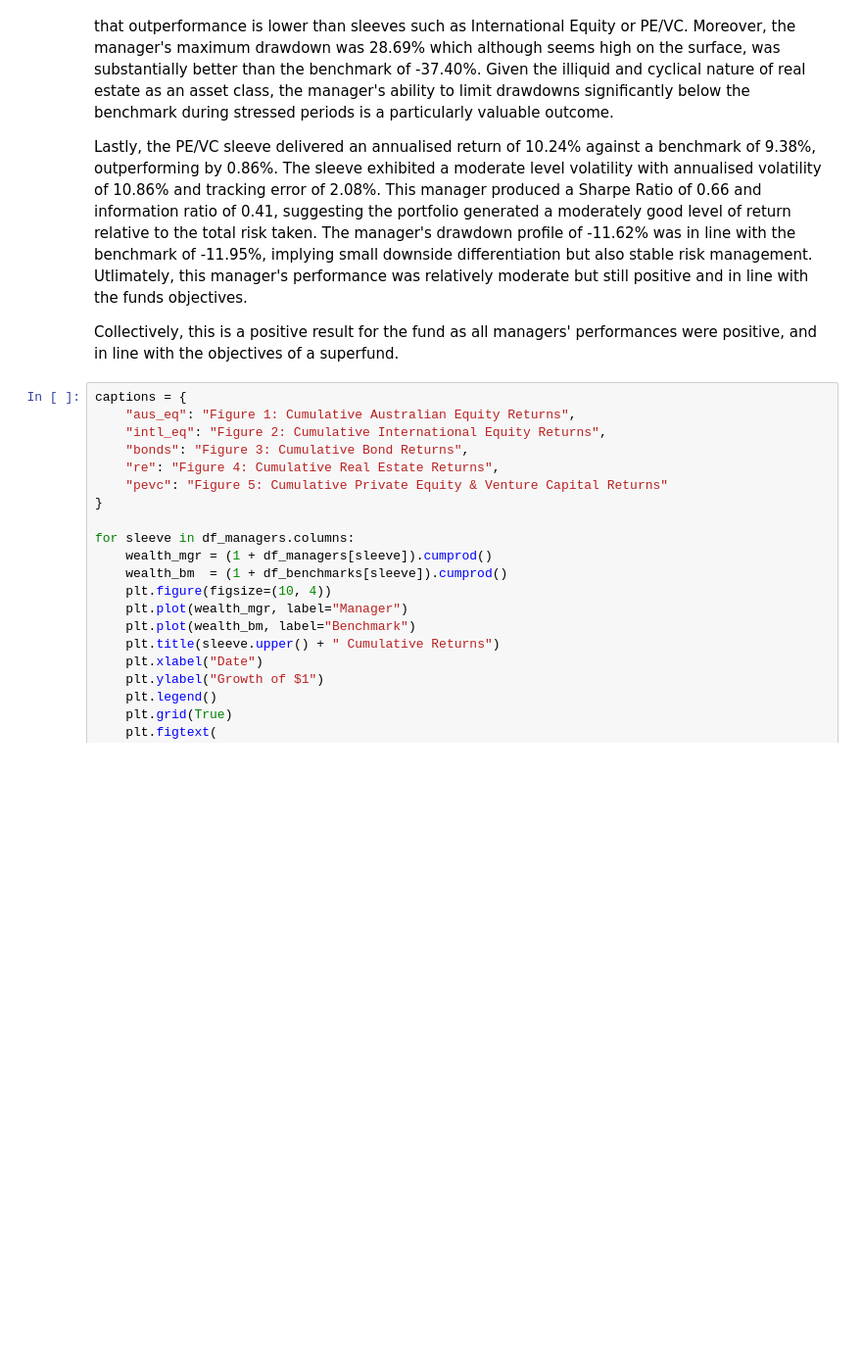
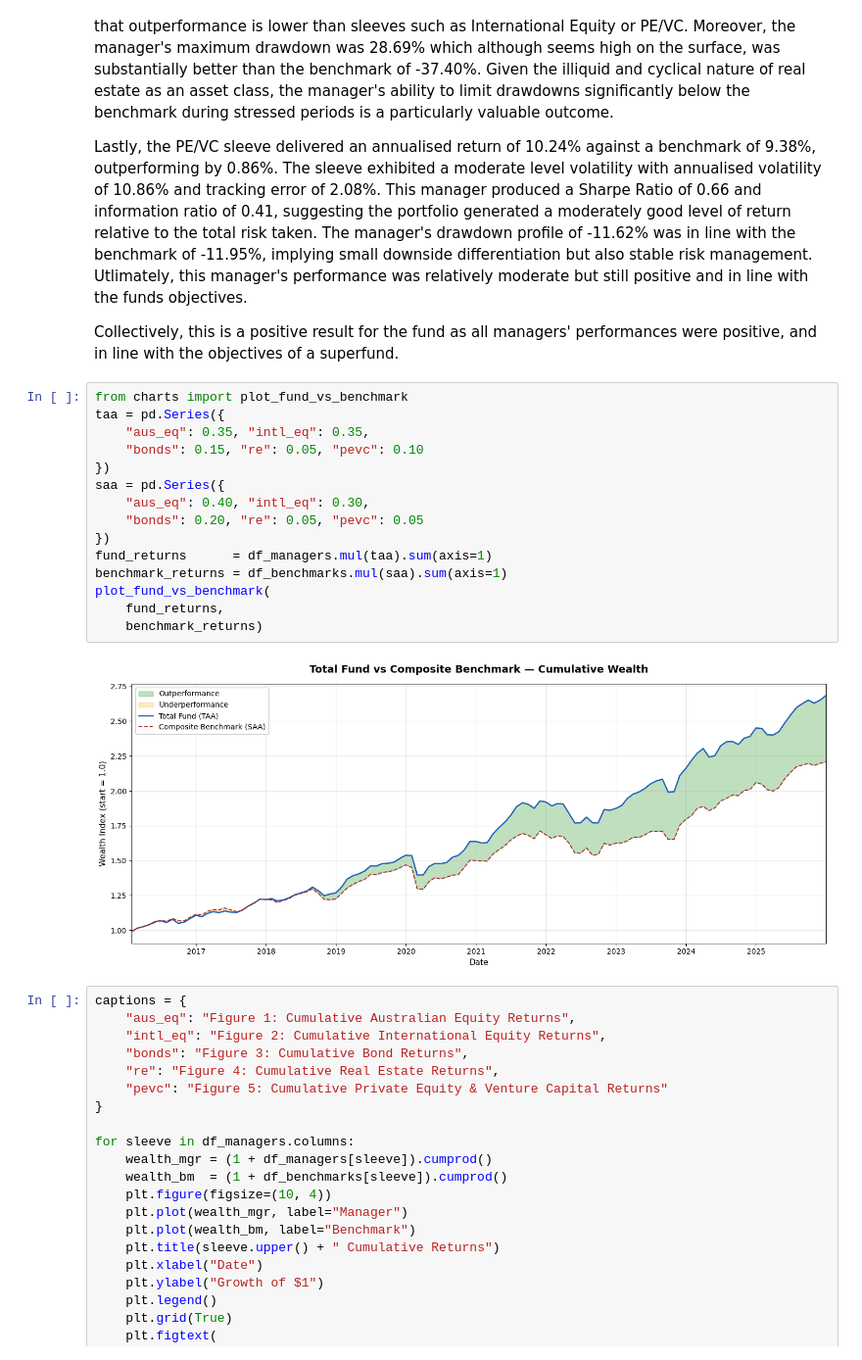
Before and after one commit to afperry2/FINM3422-Group-8-Task-2, a Jupyter notebook: notebook/multi-asset_portfolio_performance_report.ipynb, the cells around one changed output. Shown at 98% size. Drawn from its saved outputs; the diff is of its cells as text; blank space fills up the shorter version.

Commit message:
created and implemented new charts

```diff
--- a/notebook/multi-asset_portfolio_performance_report.ipynb
+++ b/notebook/multi-asset_portfolio_performance_report.ipynb
@@ -207,6 +207,23 @@ The Real Estate sleeve came with the highest annualised return differential out
 Lastly, the PE/VC sleeve delivered an annualised return of 10.24% against a benchmark of 9.38%, outperforming by 0.86%. The sleeve exhibited a moderate level volatility with annualised volatility of 10.86% and tracking error of 2.08%. This manager produced a Sharpe Ratio of 0.66 and information ratio of 0.41, suggesting the portfolio generated a moderately good level of return relative to the total risk taken. The manager's drawdown profile of -11.62% was in line with the benchmark of -11.95%, implying small downside differentiation but also stable risk management. Utlimately, this manager's performance was relatively moderate but still positive and in line with the funds objectives.
 
 Collectively, this is a positive result for the fund as all managers' performances were positive, and in line with the objectives of a superfund.
+# %%
+from charts import plot_fund_vs_benchmark
+taa = pd.Series({
+    "aus_eq": 0.35, "intl_eq": 0.35,
+    "bonds": 0.15, "re": 0.05, "pevc": 0.10
+})
+saa = pd.Series({
+    "aus_eq": 0.40, "intl_eq": 0.30,
+    "bonds": 0.20, "re": 0.05, "pevc": 0.05
+})
+fund_returns      = df_managers.mul(taa).sum(axis=1)
+benchmark_returns = df_benchmarks.mul(saa).sum(axis=1)
+plot_fund_vs_benchmark(
+    fund_returns,
+    benchmark_returns)
+# %% [output]
+[figure, added]
 # %%
 captions = {
     "aus_eq": "Figure 1: Cumulative Australian Equity Returns",
```
Also changed, not shown: parts of 2 cells of this notebook, 2 other files.
